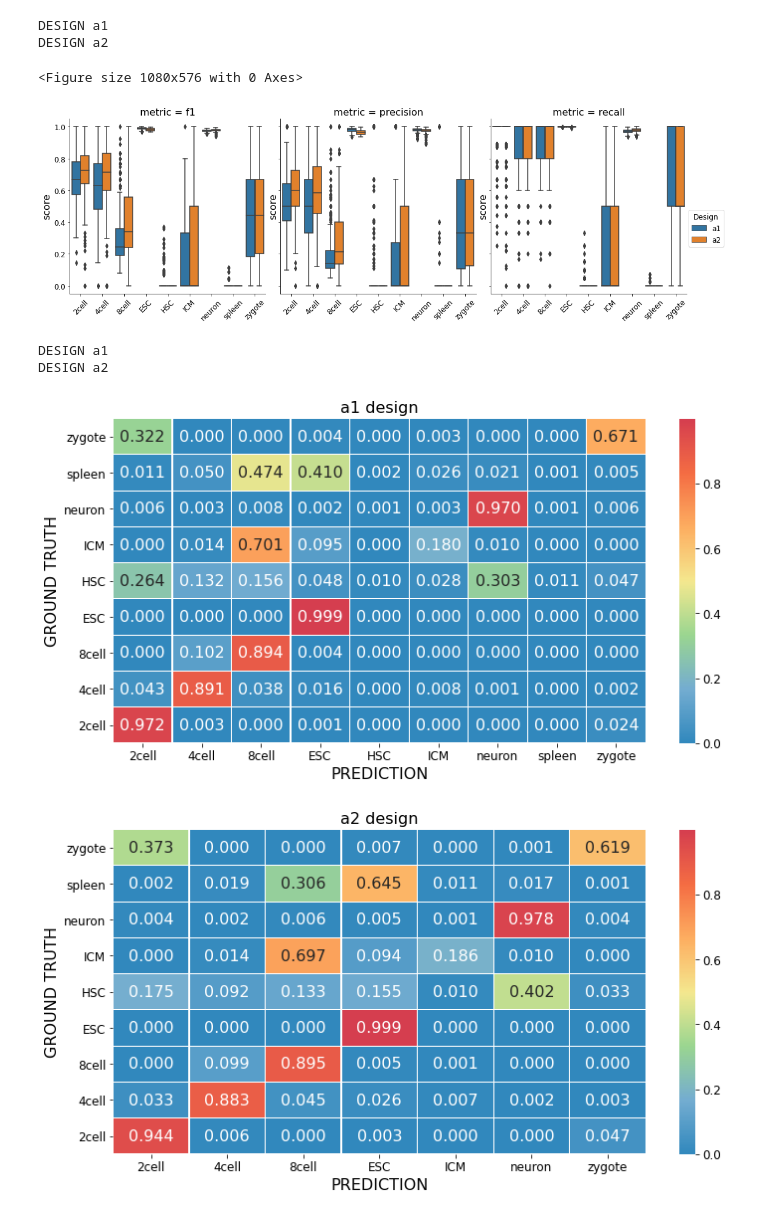
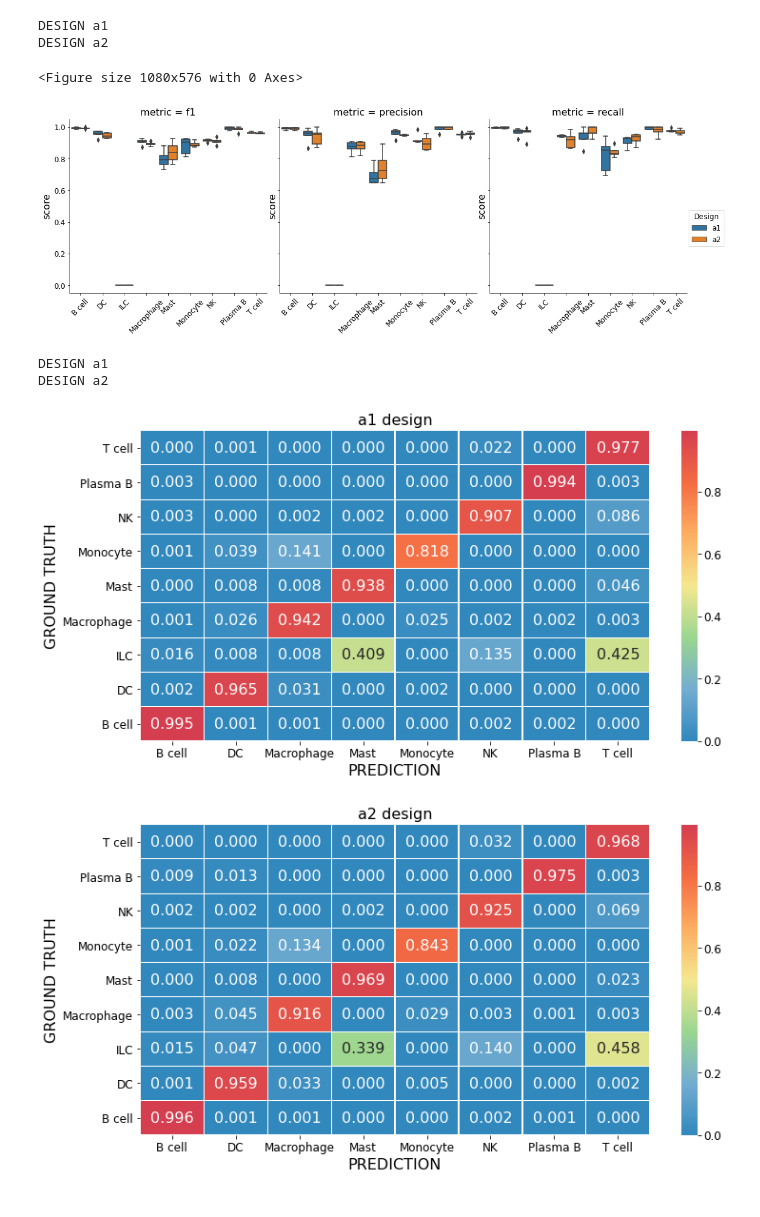
Before and after one commit to pelingundogdu/signalization_prior_knowledge_based_nn, a Jupyter notebook: notebooks/6.0-pg-evaluate-model.ipynb, the cells around one changed output. Cells and saved outputs as stored; diff of their text form; code cells hidden in the pictures.

Commit message:
update, immune analysis

```diff
--- a/notebooks/6.0-pg-evaluate-model.ipynb
+++ b/notebooks/6.0-pg-evaluate-model.ipynb
@@ -26,7 +26,7 @@ os.chdir(ROOT_DIR)
 sys.path.append(ROOT_DIR)
 # %%
 # importing scripts in scripts folder
-from scripts import settings as srp
+from scripts import config as src
 # importing default libraries
 import numpy as np
 import pandas as pd
@@ -54,4 +54,4 @@ plt.rc('axes', labelsize=MEDIUM_SIZE)    # fontsize of the x and y labels
 plt.rc('xtick', labelsize=SMALL_SIZE)    # fontsize of the tick labels
 plt.rc('ytick', labelsize=SMALL_SIZE)    # fontsize of the tick labels
 plt.rc('legend', fontsize=SMALL_SIZE)    # legend fontsize
-plt.rc('figure', titlesize=MEDIUM_SIZE)  # fontsize of the figure title
+plt.rc('figure', titlesize=BIGGER_SIZE)  # fontsize of the figure title
@@ -62,8 +60,8 @@ scripts/settings.py - PATHS IMPORTED!!!
 # NN_or_CV             = 'NN'
 # split                = '_KFold'
 
-NN_or_CV             = 'CV'
-split = ''
+NN_or_CV             = 'NN'
+split = 'StratifiedKFold'
 
 ## MELANOMA
 # dataset              = 'reference_query_log1p.pck'
@@ -75,11 +73,15 @@ split = ''
 # cv_result_mouse_retrieval_cv_sw_StandardScaler
 
 ## PBMC
-dataset              = 'Immune_sw_log1p.pck'
-experiment           = 'exper_pbmc'
+# dataset              = 'Immune_sw_log1p.pck'
+# experiment           = 'exper_pbmc'
 
-loc_read = os.path.join(srp.DIR_MODELS, NN_or_CV, experiment)
+## IMMUNE
+dataset              = 'Fig3g_log1p.pck'
+experiment           = 'exper_immune'
+
+loc_read = os.path.join(src.DIR_MODELS, NN_or_CV, experiment)
 # the output location
-loc_output = os.path.join(srp.DIR_REPORTS, NN_or_CV, experiment, dataset.split('.')[0])
-srp.define_folder(loc_=loc_output)
+loc_output = os.path.join(src.DIR_REPORTS, NN_or_CV, experiment, dataset.split('.')[0])
+src.define_folder(loc_=loc_output)
 # %% [output]
@@ -103,5 +104,5 @@ pd.read_pickle('./data/processed/exper_pbmc/Immune_sw_log1p.pck')
 # %%
 # df_result = pd.read_csv(os.path.join(loc_read, dataset))
-df_result = pd.read_pickle(os.path.join(loc_read, ('cv_result_'+dataset.split('.')[0]+split+'.pck')))
+df_result = pd.read_pickle(os.path.join(loc_read, ('model_result_'+dataset.split('.')[0]+'_'+split+'.pck')))
 df_result
 # %% [output]
@@ -234,24 +235,24 @@ legend.get_title().set_fontsize(SMALL_SIZE) #legend 'Title' fontsize
 plt.savefig(os.path.join(loc_output,'2_f1_precision_recall.png'), dpi=300, bbox_inches = 'tight');
 # %% [output]
 <Figure size 1080x576 with 0 Axes>
-[figure, old version]
+[figure, new version]
 # %%
 # sns.set_context("notebook")
 for i_design in df_result['design'].unique():
     df_concat = pd.DataFrame()
     print('DESIGN', i_design)
     for i_exp in df_result['index_split'].unique():
 #         print('experiment', i_exp)
         df_temp = df_result[(df_result['index_split']==i_exp) & (df_result['design']==i_design)]
 #         print(len(df_temp))
         df_crosstab = pd.crosstab(df_temp['ground_truth'], df_temp['prediction']).div(df_temp['ground_truth'].value_counts(), axis=0)
 #         df_concat = pd.concat([df_concat, df_crosstab])
         df_concat = df_concat.add(df_crosstab, fill_value=0)
 #     print(i_exp+1)
-    plot_cm = srp.heatmap_cv(df_concat[::-1]/(i_exp+1), (i_design+' design'))
+    plot_cm = src.heatmap_cv(df_concat[::-1]/(i_exp+1), (i_design+' design'))
     plot_cm.savefig(os.path.join(loc_output,'3_cm_'+i_design+'.png'), dpi=300, bbox_inches = 'tight')
 # %% [output]
 DESIGN a1
 DESIGN a2
-[figure, old version]
+[figure, new version]
-[figure, old version]
+[figure, new version]
```
Also changed, not shown: parts of 8 cells of this notebook, 1 other file.
